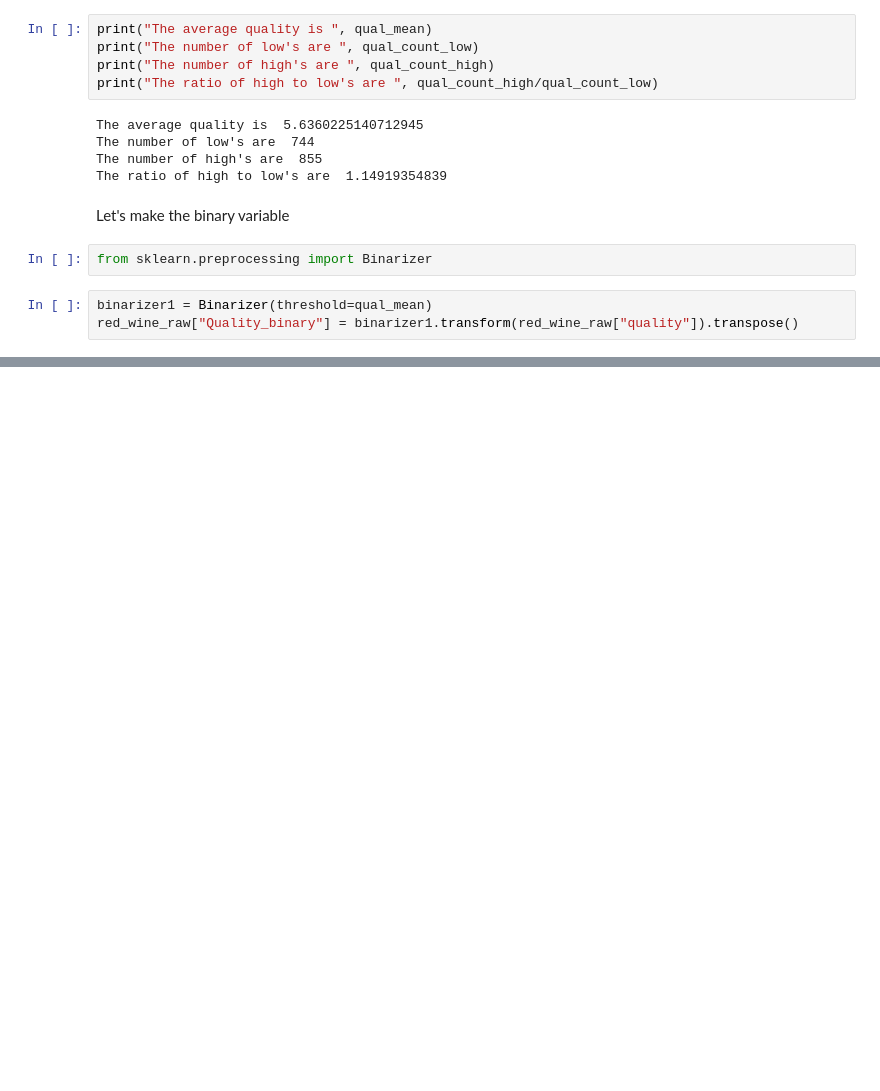
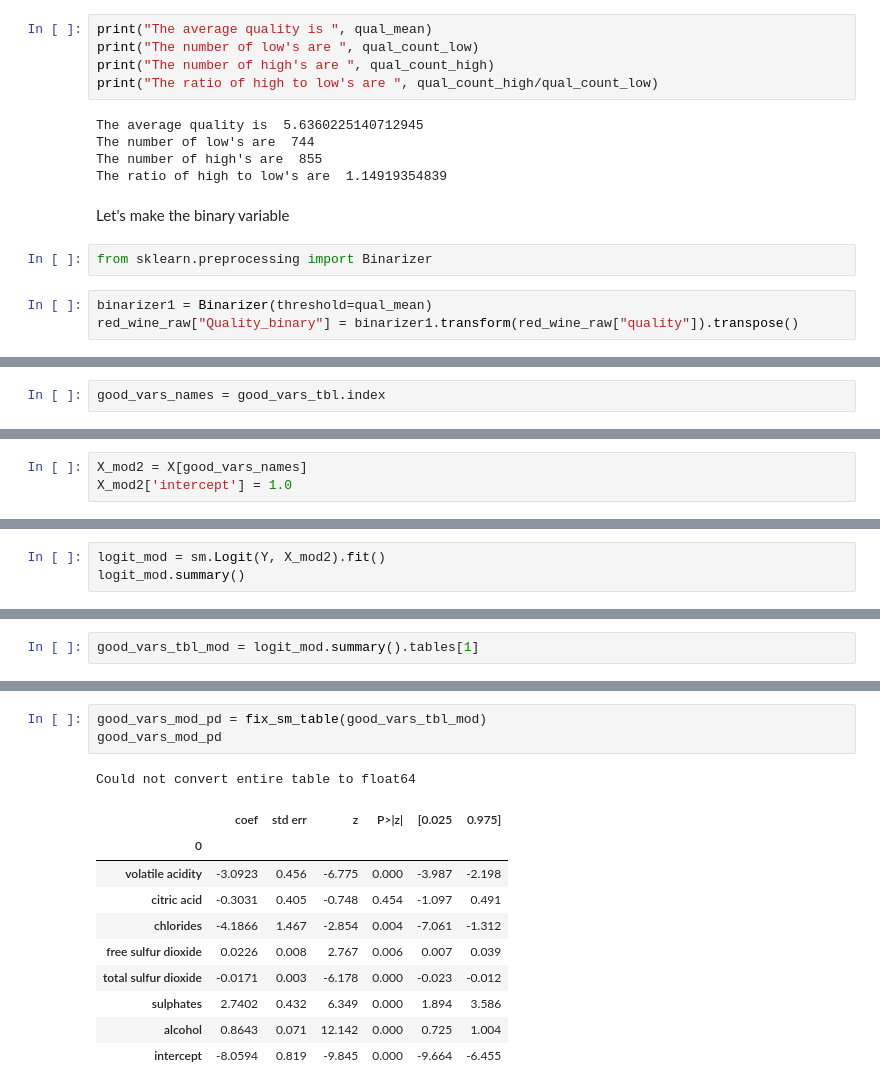
Before and after one commit to malctaylor15/Wine_Quality, a Jupyter notebook: Bayesian Start.ipynb, the cells around one changed output, grey strips where cells are left out. Saved outputs shown, nothing was run; the diff lists cells and outputs as text; blank space fills up the shorter version.

```diff
--- a/Bayesian Start.ipynb
+++ b/Bayesian Start.ipynb
@@ -143,0 +206,2 @@ d.plot( n=100000, edgecolor='c', color='c', bins=50 )
+# %%
+good_vars_names = good_vars_tbl.index
@@ -143,0 +214,3 @@ d.plot( n=100000, edgecolor='c', color='c', bins=50 )
+# %%
+X_mod2 = X[good_vars_names]
+X_mod2['intercept'] = 1.0
@@ -143,0 +232,3 @@ d.plot( n=100000, edgecolor='c', color='c', bins=50 )
+# %%
+logit_mod = sm.Logit(Y, X_mod2).fit()
+logit_mod.summary()
@@ -143,0 +258,2 @@ d.plot( n=100000, edgecolor='c', color='c', bins=50 )
+# %%
+good_vars_tbl_mod = logit_mod.summary().tables[1]
@@ -143,0 +284,15 @@ d.plot( n=100000, edgecolor='c', color='c', bins=50 )
+# %%
+good_vars_mod_pd = fix_sm_table(good_vars_tbl_mod)
+good_vars_mod_pd
+# %% [output]
+Could not convert entire table to float64
+|  | coef | std err | z | P>|z| | [0.025 | 0.975] |
+| 0 |  |  |  |  |  |  |
+| volatile acidity | -3.0923 | 0.456 | -6.775 | 0.000 | -3.987 | -2.198 |
+| citric acid | -0.3031 | 0.405 | -0.748 | 0.454 | -1.097 | 0.491 |
+| chlorides | -4.1866 | 1.467 | -2.854 | 0.004 | -7.061 | -1.312 |
+| free sulfur dioxide | 0.0226 | 0.008 | 2.767 | 0.006 | 0.007 | 0.039 |
+| total sulfur dioxide | -0.0171 | 0.003 | -6.178 | 0.000 | -0.023 | -0.012 |
+| sulphates | 2.7402 | 0.432 | 6.349 | 0.000 | 1.894 | 3.586 |
+| alcohol | 0.8643 | 0.071 | 12.142 | 0.000 | 0.725 | 1.004 |
+| intercept | -8.0594 | 0.819 | -9.845 | 0.000 | -9.664 | -6.455 |
```
Also changed, not shown: parts of 53 cells of this notebook.
